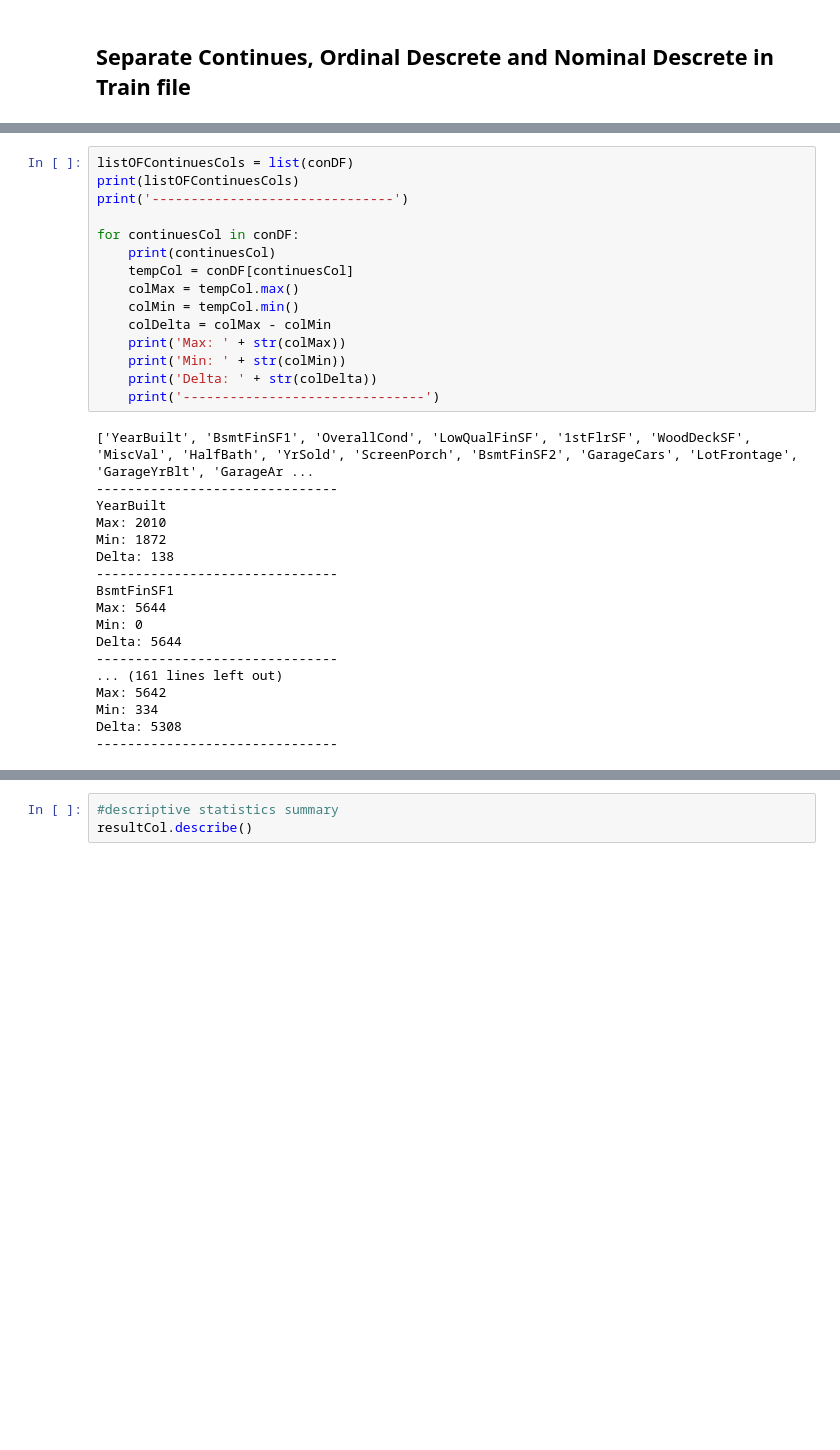
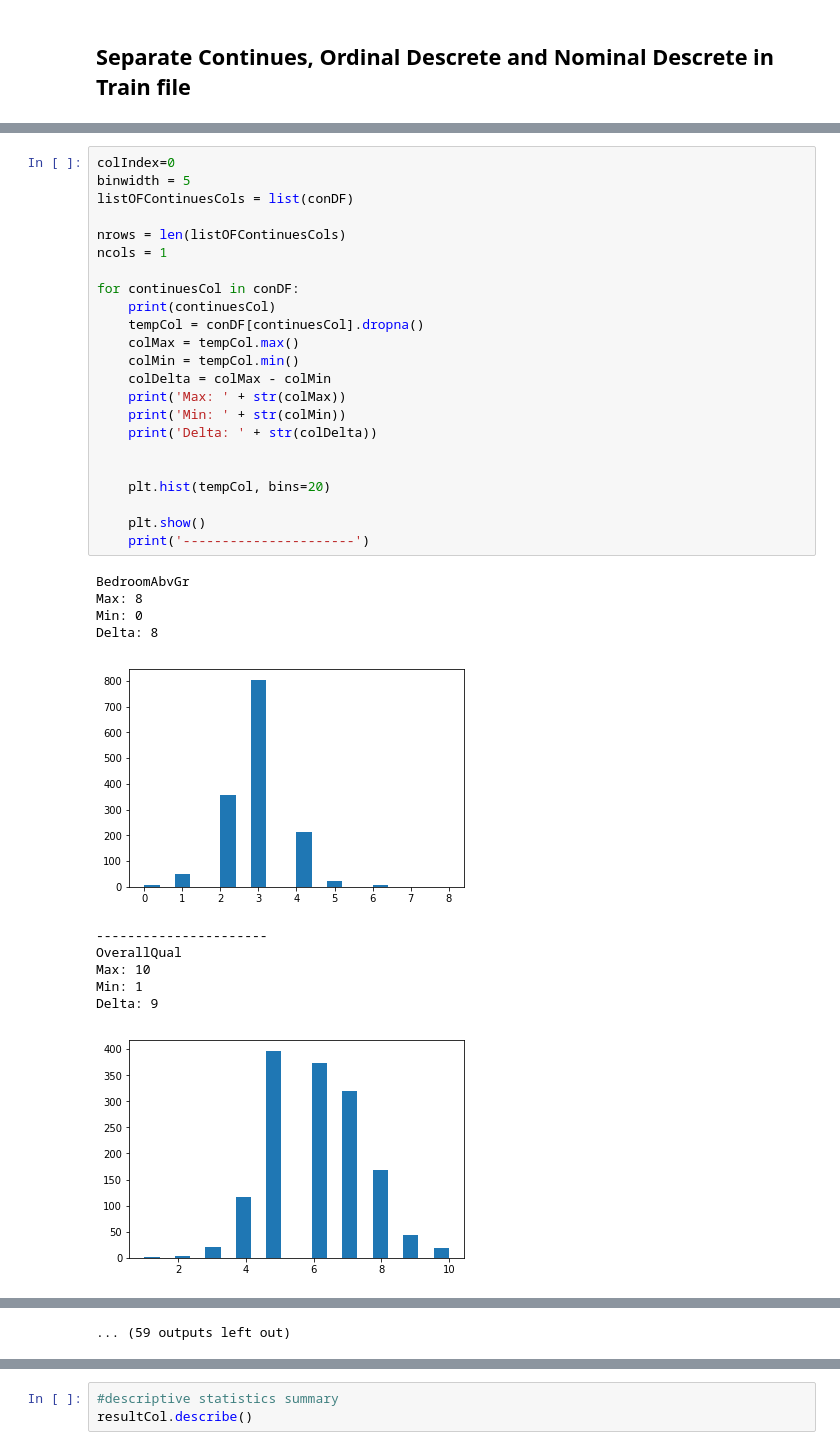
Before and after one commit to MShooshtari/Kaggle_House_Prices, a Jupyter notebook: Raw_Data_Evaluation.ipynb, the cells around one changed output, grey strips where cells are left out. Saved outputs shown, nothing was run; the diff lists cells and outputs as text; blank space fills up the shorter version.

```diff
--- a/Raw_Data_Evaluation.ipynb
+++ b/Raw_Data_Evaluation.ipynb
@@ -77,33 +80,35 @@ max     508.000000      3.000000  2065.000000     3.000000  5642.000000
 # %%
+colIndex=0
+binwidth = 5
 listOFContinuesCols = list(conDF)
-print(listOFContinuesCols)
-print('-------------------------------')
+
+nrows = len(listOFContinuesCols)
+ncols = 1
 
 for continuesCol in conDF:
     print(continuesCol)
-    tempCol = conDF[continuesCol]
+    tempCol = conDF[continuesCol].dropna()
     colMax = tempCol.max()
     colMin = tempCol.min()
     colDelta = colMax - colMin
     print('Max: ' + str(colMax))
     print('Min: ' + str(colMin))
     print('Delta: ' + str(colDelta))
-    print('-------------------------------')
+
+
+    plt.hist(tempCol, bins=20)
+
+    plt.show()
+    print('----------------------')
 # %% [output]
-['YearBuilt', 'BsmtFinSF1', 'OverallCond', 'LowQualFinSF', '1stFlrSF', 'WoodDeckSF', 'MiscVal', 'HalfBath', 'YrSold', 'ScreenPorch', 'BsmtFinSF2', 'GarageCars', 'LotFrontage', 'GarageYrBlt', 'GarageAr ...
--------------------------------
-YearBuilt
-Max: 2010
-Min: 1872
-Delta: 138
--------------------------------
-BsmtFinSF1
-Max: 5644
+BedroomAbvGr
+Max: 8
 Min: 0
-Delta: 5644
--------------------------------
-... (161 lines left out)
-Max: 5642
-Min: 334
-Delta: 5308
--------------------------------
+Delta: 8
+[figure, added]
+----------------------
+OverallQual
+Max: 10
+Min: 1
+Delta: 9
+[figure, added]
@@ -109,0 +139 @@ Delta: 5308
+... (59 outputs left out)
```
Also changed, not shown: parts of 17 cells of this notebook, 3 other files.
